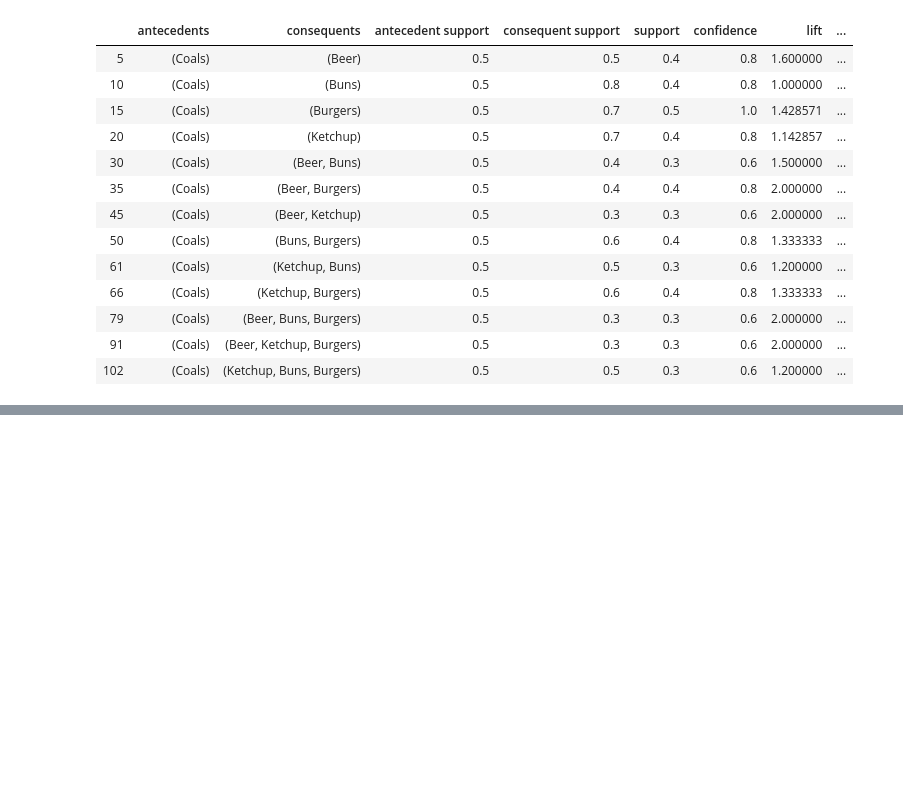
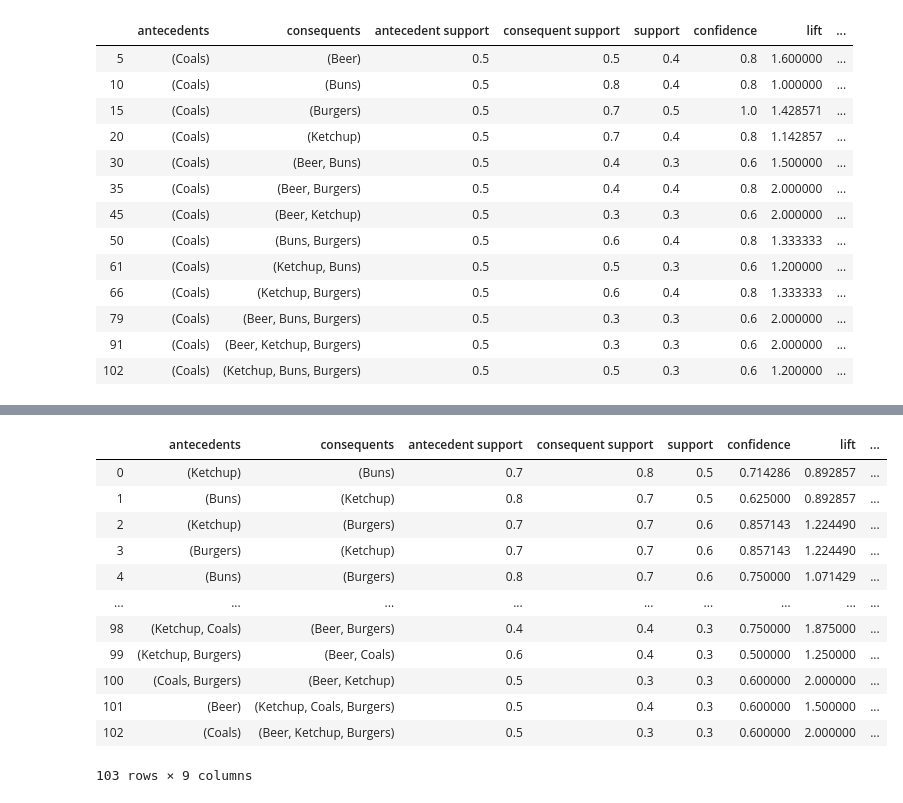
Before and after one commit to sp1630/M3_DataMining, a Jupyter notebook: Market Basket_Coal_Practice.ipynb, the cells around one changed output, grey strips where cells are left out. Cells and saved outputs as stored; diff of their text form; code cells hidden in the pictures; blank space fills up the shorter version.

```diff
--- a/Market Basket_Coal_Practice.ipynb
+++ b/Market Basket_Coal_Practice.ipynb
@@ -159,0 +175,17 @@ df3_coals
+# %%
+df5 = association_rules (df4, metric = 'confidence', min_threshold = 0.5)
+df5
+# %% [output]
+|  | antecedents | consequents | antecedent support | consequent support | support | confidence | lift | ... |
+| 0 | (Ketchup) | (Buns) | 0.7 | 0.8 | 0.5 | 0.714286 | 0.892857 | ... |
+| 1 | (Buns) | (Ketchup) | 0.8 | 0.7 | 0.5 | 0.625000 | 0.892857 | ... |
+| 2 | (Ketchup) | (Burgers) | 0.7 | 0.7 | 0.6 | 0.857143 | 1.224490 | ... |
+| 3 | (Burgers) | (Ketchup) | 0.7 | 0.7 | 0.6 | 0.857143 | 1.224490 | ... |
+| 4 | (Buns) | (Burgers) | 0.8 | 0.7 | 0.6 | 0.750000 | 1.071429 | ... |
+| ... | ... | ... | ... | ... | ... | ... | ... | ... |
+| 98 | (Ketchup, Coals) | (Beer, Burgers) | 0.4 | 0.4 | 0.3 | 0.750000 | 1.875000 | ... |
+| 99 | (Ketchup, Burgers) | (Beer, Coals) | 0.6 | 0.4 | 0.3 | 0.500000 | 1.250000 | ... |
+| 100 | (Coals, Burgers) | (Beer, Ketchup) | 0.5 | 0.3 | 0.3 | 0.600000 | 2.000000 | ... |
+| 101 | (Beer) | (Ketchup, Coals, Burgers) | 0.5 | 0.4 | 0.3 | 0.600000 | 1.500000 | ... |
+| 102 | (Coals) | (Beer, Ketchup, Burgers) | 0.5 | 0.3 | 0.3 | 0.600000 | 2.000000 | ... |
+103 rows × 9 columns
```
Also changed, not shown: parts of 7 cells of this notebook.
